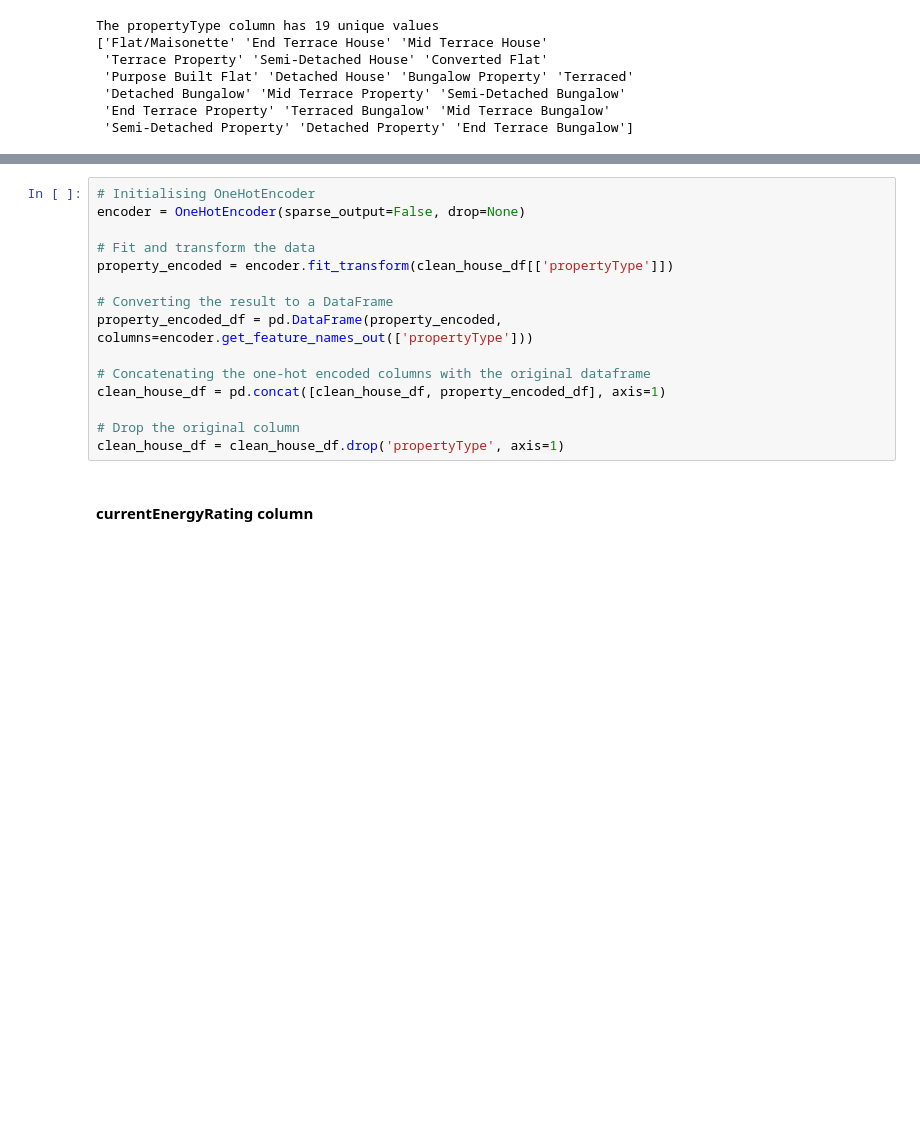
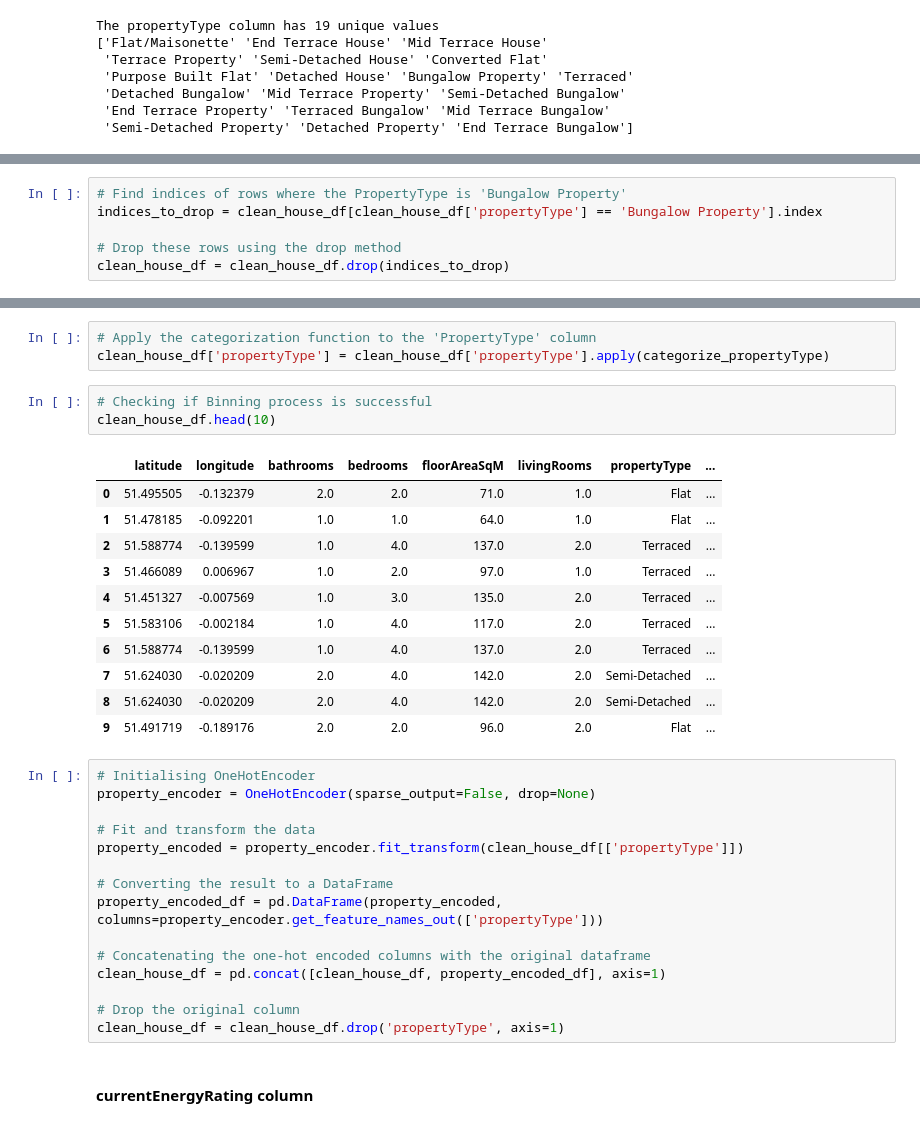
Before and after one commit to SanjayRaju2000/London-House-Price-Prediction, a Jupyter notebook: notebooks/03-pre-processing.ipynb, the cells around one changed output, grey strips where cells are left out. Cells and saved outputs as stored; diff of their text form; blank space fills up the shorter version.

```diff
--- a/notebooks/03-pre-processing.ipynb
+++ b/notebooks/03-pre-processing.ipynb
@@ -187,0 +203,6 @@ The propertyType column has 19 unique values
+# %%
+# Find indices of rows where the PropertyType is 'Bungalow Property'
+indices_to_drop = clean_house_df[clean_house_df['propertyType'] == 'Bungalow Property'].index
+
+# Drop these rows using the drop method
+clean_house_df = clean_house_df.drop(indices_to_drop)
@@ -188,12 +246,30 @@ The propertyType column has 19 unique values
+# %%
+# Apply the categorization function to the 'PropertyType' column
+clean_house_df['propertyType'] = clean_house_df['propertyType'].apply(categorize_propertyType)
+# %%
+# Checking if Binning process is successful
+clean_house_df.head(10)
+# %% [output]
+|  | latitude | longitude | bathrooms | bedrooms | floorAreaSqM | livingRooms | propertyType | ... |
+| 0 | 51.495505 | -0.132379 | 2.0 | 2.0 | 71.0 | 1.0 | Flat | ... |
+| 1 | 51.478185 | -0.092201 | 1.0 | 1.0 | 64.0 | 1.0 | Flat | ... |
+| 2 | 51.588774 | -0.139599 | 1.0 | 4.0 | 137.0 | 2.0 | Terraced | ... |
+| 3 | 51.466089 | 0.006967 | 1.0 | 2.0 | 97.0 | 1.0 | Terraced | ... |
+| 4 | 51.451327 | -0.007569 | 1.0 | 3.0 | 135.0 | 2.0 | Terraced | ... |
+| 5 | 51.583106 | -0.002184 | 1.0 | 4.0 | 117.0 | 2.0 | Terraced | ... |
+| 6 | 51.588774 | -0.139599 | 1.0 | 4.0 | 137.0 | 2.0 | Terraced | ... |
+| 7 | 51.624030 | -0.020209 | 2.0 | 4.0 | 142.0 | 2.0 | Semi-Detached | ... |
+| 8 | 51.624030 | -0.020209 | 2.0 | 4.0 | 142.0 | 2.0 | Semi-Detached | ... |
+| 9 | 51.491719 | -0.189176 | 2.0 | 2.0 | 96.0 | 2.0 | Flat | ... |
 # %%
 # Initialising OneHotEncoder
-encoder = OneHotEncoder(sparse_output=False, drop=None)
+property_encoder = OneHotEncoder(sparse_output=False, drop=None)
 
 # Fit and transform the data
-property_encoded = encoder.fit_transform(clean_house_df[['propertyType']])
+property_encoded = property_encoder.fit_transform(clean_house_df[['propertyType']])
 
 # Converting the result to a DataFrame
-property_encoded_df = pd.DataFrame(property_encoded, columns=encoder.get_feature_names_out(['propertyType']))
+property_encoded_df = pd.DataFrame(property_encoded, columns=property_encoder.get_feature_names_out(['propertyType']))
 
 # Concatenating the one-hot encoded columns with the original dataframe
 clean_house_df = pd.concat([clean_house_df, property_encoded_df], axis=1)
```
Also changed, not shown: parts of 11 cells of this notebook.
